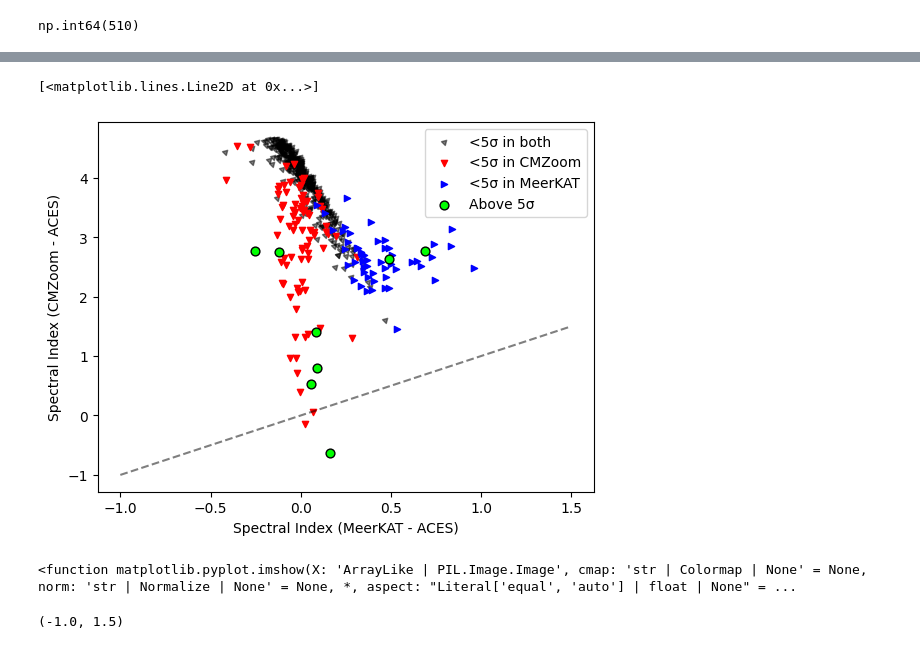
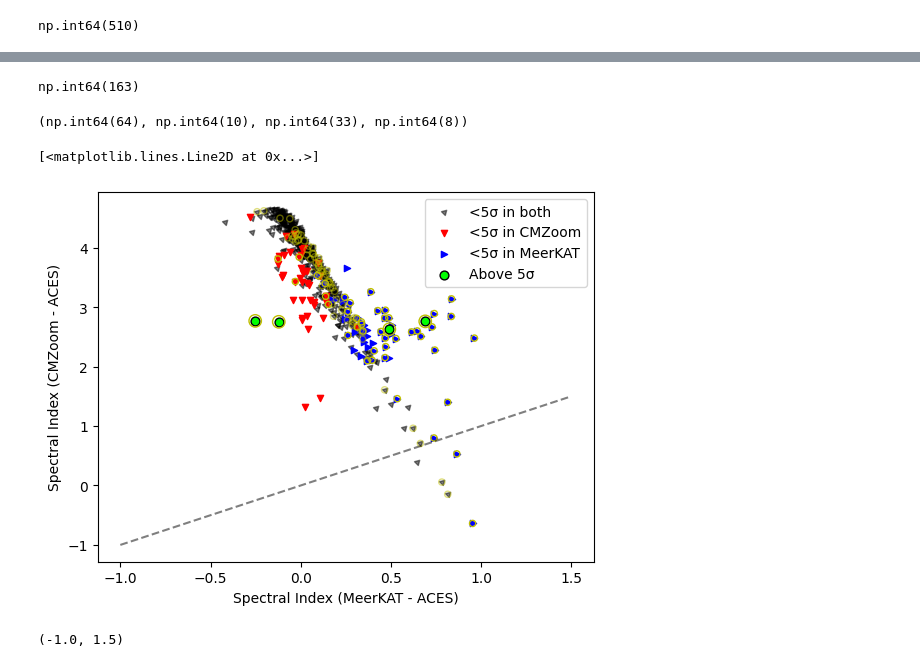
Before and after one commit to nbudaiev/ACES, a Jupyter notebook: cmz_sfr/radio_CMD.ipynb, the cells around one changed output, grey strips where cells are left out. Drawn from its saved outputs; the diff is of its cells as text; code cells hidden in the pictures.

```diff
--- a/cmz_sfr/radio_CMD.ipynb
+++ b/cmz_sfr/radio_CMD.ipynb
@@ -80,6 +80,7 @@ ACES_5rms_mask = np.zeros(len(ACES_cat), dtype=bool)
 MEERKAT_5rms_mask = np.zeros(len(ACES_cat), dtype=bool)
 ACES_RMS = 2.5e-4
 MEERKAT_RMS = 2e-4
+background_factor = 1.1
 for i in range(len(ACES_cat)):
     x = ACES_cat[i]['x_peak']
     y = ACES_cat[i]['y_peak']
@@ -89,10 +90,13 @@ for i in range(len(ACES_cat)):
     y_meerkat = int(np.round(y_meerkat))
     pixel_value_meerkat = meerkat[y_meerkat][x_meerkat]
 
-    pixel_value_meerkat_background_subtracted = background_subtraction_meerkat(x_meerkat, y_meerkat)
+    pixel_value_meerkat_background_subtracted, background_value = background_subtraction_meerkat(x_meerkat, y_meerkat)
     # if aces_reproj[y][x] < ACES_RMS*5:
     #     ACES_5rms_mask[i] = True
-    if pixel_value_meerkat_background_subtracted < MEERKAT_RMS*5:
+    # Add another check to compare the background value and the peak value. If they are within 20%, it is a non detection
+    # replace background subtraction with this approach. Only use the background subtraction to get the spectral index correctly.
+    # Final note: do not spend any more time on this -- use Zooniverse information.
+    if (pixel_value_meerkat_background_subtracted < MEERKAT_RMS*5) | (pixel_value_meerkat_background_subtracted > (background_value * background_factor)):
         MEERKAT_5rms_mask[i] = True
         pixel_value_meerkat_background_subtracted = MEERKAT_RMS*5
 
@@ -180,7 +194,7 @@ SI_above_5RMS_cmzoom = alphas_cmzoom_aces[~only_CMZOOM_below_5RMS]  #
 ACES_cat.add_column(alphas_meerkat_aces, name='SI_meerkat_aces')
 ACES_cat.add_column(only_MEERKAT_below_5RMS, name='meerkat_lower_limit?')
 ACES_cat.add_column(alphas_cmzoom_aces, name='SI_cmzoom_aces')
-ACES_cat.add_column(only_CMZOOM_below_5RMS, name='cmzoom_lower_limit?')
+ACES_cat.add_column(only_CMZOOM_below_5RMS, name='cmzoom_upper_limit?')
 # %%
 sum(np.isnan(ACES_cat['SI_cmzoom_aces']))
 # %% [output]
@@ -215,29 +229,44 @@ np.int64(1693)
+# %%
+ACES_cat_H40a = Table.read('aces_zooniverse_catalog_with_SI_with_H40a.fits')
+# %%
+H40a = ACES_cat_H40a['H40a detection']
+# %%
+sum(H40a)
+# %% [output]
+np.int64(163)
+# %%
+sum(mask_both_lower_limit & H40a), sum(mask_CMZOOM_upper_limit_only & H40a), sum(mask_MEERKAT_lower_limit_only & H40a), sum(mask_both_above_5RMS & H40a)
+# %% [output]
+(np.int64(64), np.int64(10), np.int64(33), np.int64(8))
 # %%
 s = 20
 plt.scatter(alphas_meerkat_aces[mask_both_lower_limit], alphas_cmzoom_aces[mask_both_lower_limit], marker = (3, 0, -45), c='k', alpha = 0.5, s=s, label = '<5σ in both')
 plt.scatter(alphas_meerkat_aces[mask_CMZOOM_upper_limit_only], alphas_cmzoom_aces[mask_CMZOOM_upper_limit_only], marker = 'v', c='red', s=s, label = '<5σ in CMZoom')
 plt.scatter(alphas_meerkat_aces[mask_MEERKAT_lower_limit_only], alphas_cmzoom_aces[mask_MEERKAT_lower_limit_only], marker = '>', c='blue', s=s, label = '<5σ in MeerKAT')
 plt.scatter(alphas_meerkat_aces[mask_both_above_5RMS], alphas_cmzoom_aces[mask_both_above_5RMS], c='lime',ec ='k', s=s+20, label = 'Above 5σ')
+
+plt.scatter(alphas_meerkat_aces[mask_both_lower_limit & H40a], alphas_cmzoom_aces[mask_both_lower_limit & H40a], marker = 'o', c='none', ec='y', alpha = 0.5, s=s)
+plt.scatter(alphas_meerkat_aces[mask_CMZOOM_upper_limit_only & H40a], alphas_cmzoom_aces[mask_CMZOOM_upper_limit_only & H40a], marker = 'o', c='none', ec='y', s=s)
+plt.scatter(alphas_meerkat_aces[mask_MEERKAT_lower_limit_only & H40a], alphas_cmzoom_aces[mask_MEERKAT_lower_limit_only & H40a], marker = 'o', c='none', ec='y', s=s)
+plt.scatter(alphas_meerkat_aces[mask_both_above_5RMS & H40a], alphas_cmzoom_aces[mask_both_above_5RMS & H40a], marker = 'o', c='none', ec ='y', s=s+60)
+
+
 plt.legend()
 plt.xlabel('Spectral Index (MeerKAT - ACES)')
 plt.ylabel('Spectral Index (CMZoom - ACES)')
 #plt.xlim(-1, 1.5)
 #plt.ylim(-1, 5)
 #plt.plot([0,1], [0,1], color = 'k', linestyle = '--')
 # plt.plot([-1,0], [0,0], color = 'k', linestyle = '--', alpha = 0.5)
 # plt.plot([0,0], [-1,0], color = 'k', linestyle = '--', alpha = 0.5)
 # plt.plot([-1,1], [1,1], color = 'k', linestyle = '--', alpha = 0.5)
 # plt.plot([1,1], [-1,1], color = 'k', linestyle = '--', alpha = 0.5)
 x_ = np.linspace(-1, 1.5, 100)
 plt.plot(x_, x_, color = 'k', linestyle = '--', alpha = 0.5)
 #plt.savefig('/Users/nbudaiev/UFL Dropbox/Nazar Budaiev/Research/ACES/figures/SI_meerkat_cmzoom_aces.png', dpi = 300, bbox_inches='tight')
 # %% [output]
 [<matplotlib.lines.Line2D at 0x...>]
-[figure, old version]
+[figure, new version]
-# %%
-plt.imshow
-# %% [output]
-<function matplotlib.pyplot.imshow(X: 'ArrayLike | PIL.Image.Image', cmap: 'str | Colormap | None' = None, norm: 'str | Normalize | None' = None, *, aspect: "Literal['equal', 'auto'] | float | None" = ...
 # %%
 s = 20
 plt.scatter(alphas_meerkat_aces[mask_both_lower_limit], alphas_cmzoom_aces[mask_both_lower_limit], marker = (3, 0, -45), c='k', alpha = 0.5, s=s, label = '<5σ in both')
```
Also changed, not shown: parts of 9 cells of this notebook, 2 other files.
